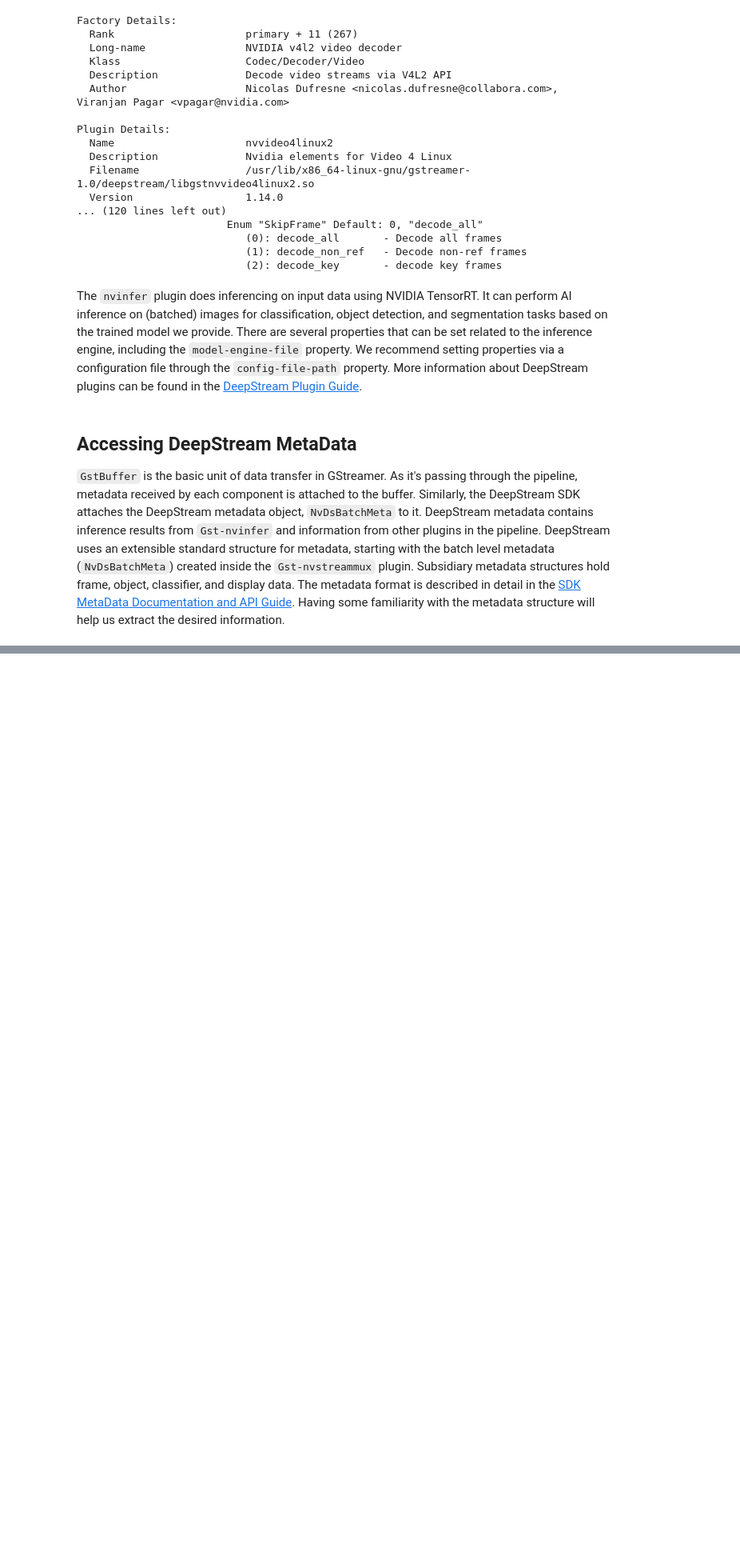
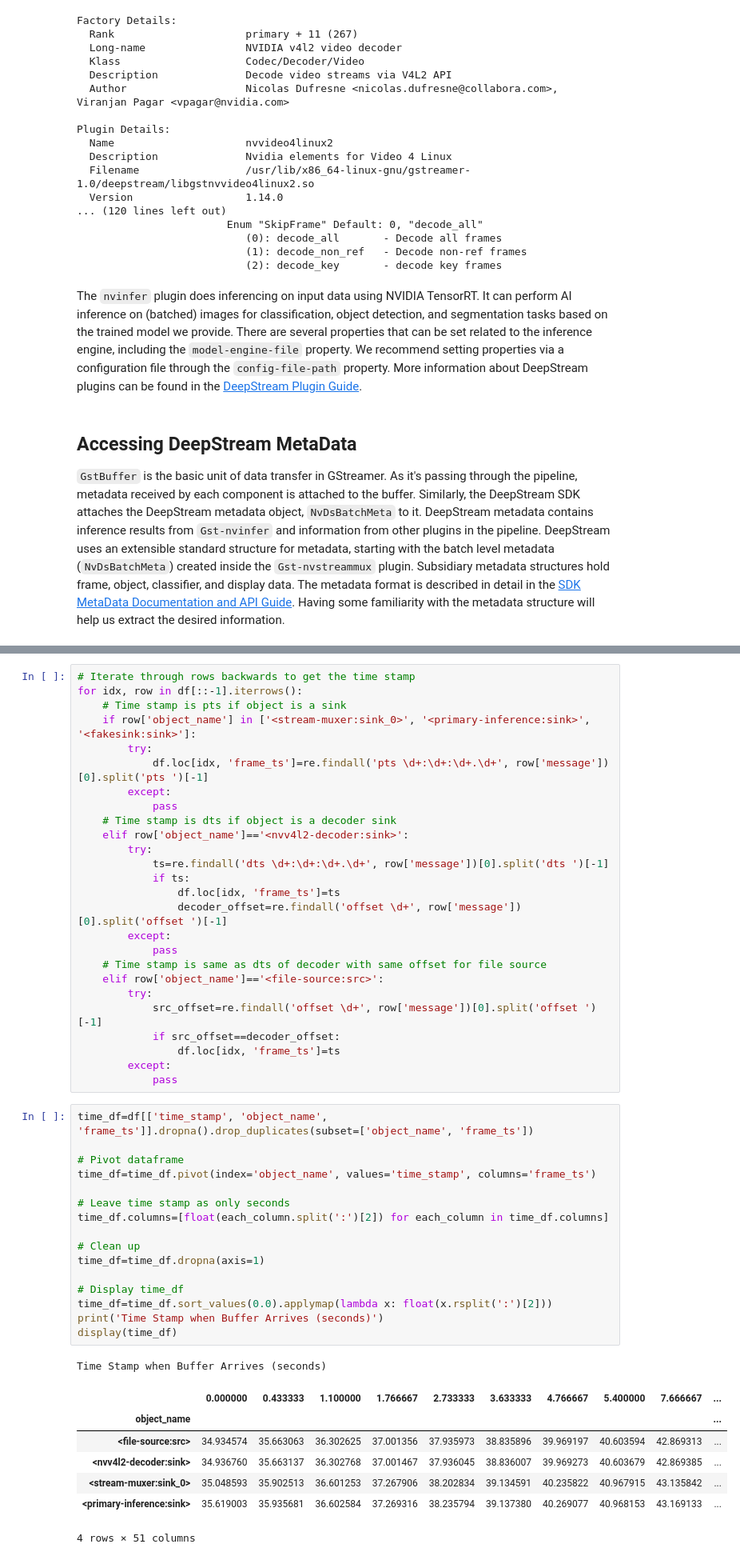
Before and after one commit to N0-man/n03an.me, a Jupyter notebook: notebooks/nvidia/deepstream/Intro_DeepStream.ipynb, the cells around one changed output, grey strips where cells are left out. Shown at 80% size. Saved outputs shown, nothing was run; the diff lists cells and outputs as text; blank space fills up the shorter version.

```diff
--- a/notebooks/nvidia/deepstream/Intro_DeepStream.ipynb
+++ b/notebooks/nvidia/deepstream/Intro_DeepStream.ipynb
@@ -178,0 +1340,51 @@ We use [probes](https://gstreamer.freedesktop.org/documentation/application-deve
+# %%
+# Iterate through rows backwards to get the time stamp
+for idx, row in df[::-1].iterrows():
+    # Time stamp is pts if object is a sink
+    if row['object_name'] in ['<stream-muxer:sink_0>', '<primary-inference:sink>', '<fakesink:sink>']:
+        try:
+            df.loc[idx, 'frame_ts']=re.findall('pts \d+:\d+:\d+.\d+', row['message'])[0].split('pts ')[-1]
+        except:
+            pass
+    # Time stamp is dts if object is a decoder sink
+    elif row['object_name']=='<nvv4l2-decoder:sink>':
+        try:
+            ts=re.findall('dts \d+:\d+:\d+.\d+', row['message'])[0].split('dts ')[-1]
+            if ts:
+                df.loc[idx, 'frame_ts']=ts
+                decoder_offset=re.findall('offset \d+', row['message'])[0].split('offset ')[-1]
+        except:
+            pass
+    # Time stamp is same as dts of decoder with same offset for file source
+    elif row['object_name']=='<file-source:src>':
+        try:
+            src_offset=re.findall('offset \d+', row['message'])[0].split('offset ')[-1]
+            if src_offset==decoder_offset:
+                df.loc[idx, 'frame_ts']=ts
+        except:
+            pass
+# %%
+time_df=df[['time_stamp', 'object_name', 'frame_ts']].dropna().drop_duplicates(subset=['object_name', 'frame_ts'])
+
+# Pivot dataframe
+time_df=time_df.pivot(index='object_name', values='time_stamp', columns='frame_ts')
+
+# Leave time stamp as only seconds
+time_df.columns=[float(each_column.split(':')[2]) for each_column in time_df.columns]
+
+# Clean up
+time_df=time_df.dropna(axis=1)
+
+# Display time_df
+time_df=time_df.sort_values(0.0).applymap(lambda x: float(x.rsplit(':')[2]))
+print('Time Stamp when Buffer Arrives (seconds)')
+display(time_df)
+# %% [output]
+Time Stamp when Buffer Arrives (seconds)
+|  | 0.000000 | 0.433333 | 1.100000 | 1.766667 | 2.733333 | 3.633333 | 4.766667 | 5.400000 | 7.666667 | ... |
+| object_name |  |  |  |  |  |  |  |  |  | ... |
+| <file-source:src> | 34.934574 | 35.663063 | 36.302625 | 37.001356 | 37.935973 | 38.835896 | 39.969197 | 40.603594 | 42.869313 | ... |
+| <nvv4l2-decoder:sink> | 34.936760 | 35.663137 | 36.302768 | 37.001467 | 37.936045 | 38.836007 | 39.969273 | 40.603679 | 42.869385 | ... |
+| <stream-muxer:sink_0> | 35.048593 | 35.902513 | 36.601253 | 37.267906 | 38.202834 | 39.134591 | 40.235822 | 40.967915 | 43.135842 | ... |
+| <primary-inference:sink> | 35.619003 | 35.935681 | 36.602584 | 37.269316 | 38.235794 | 39.137380 | 40.269077 | 40.968153 | 43.169133 | ... |
+4 rows × 51 columns
```
Also changed, not shown: parts of 94 cells of this notebook, 15 other files.
